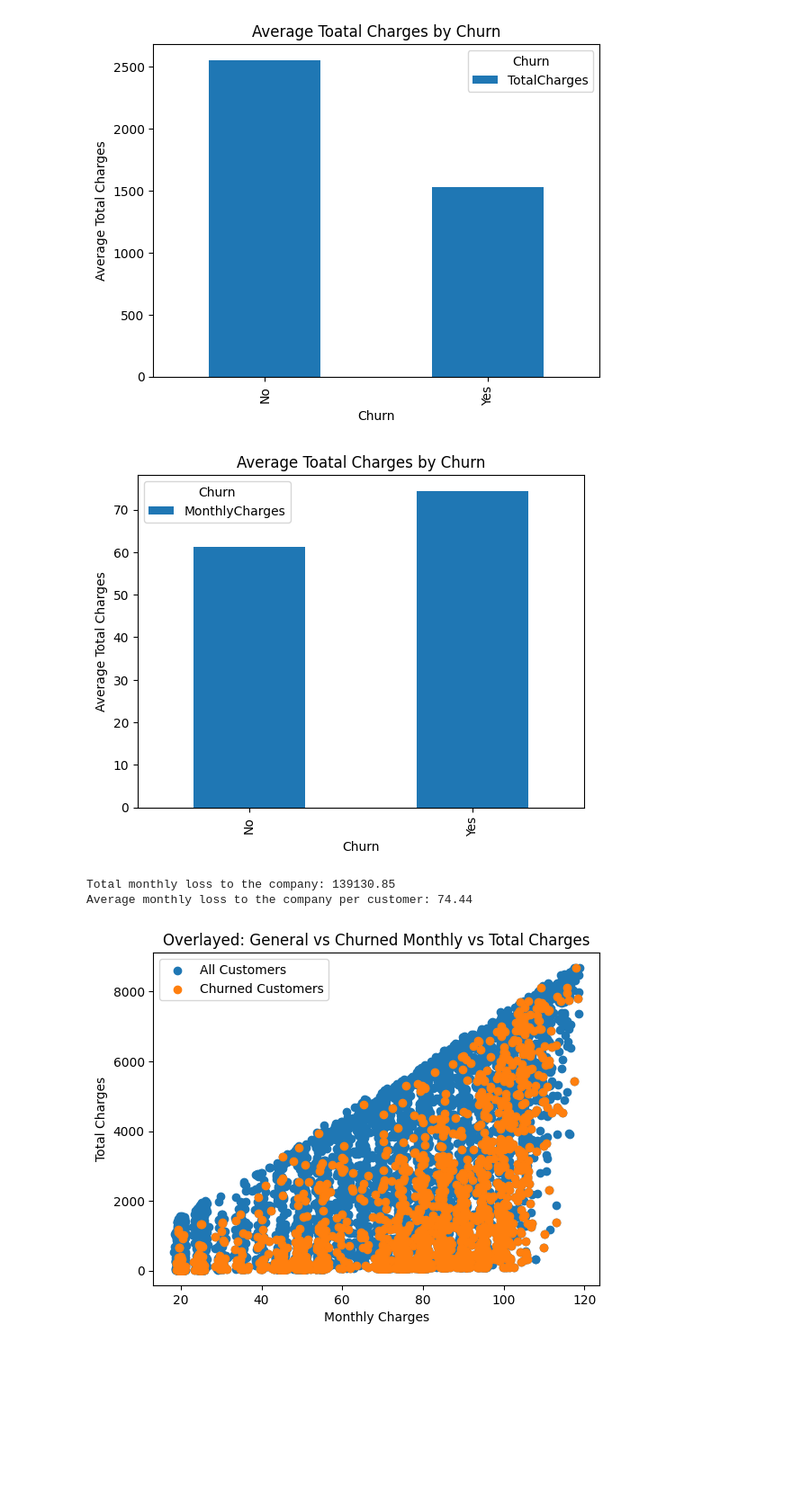
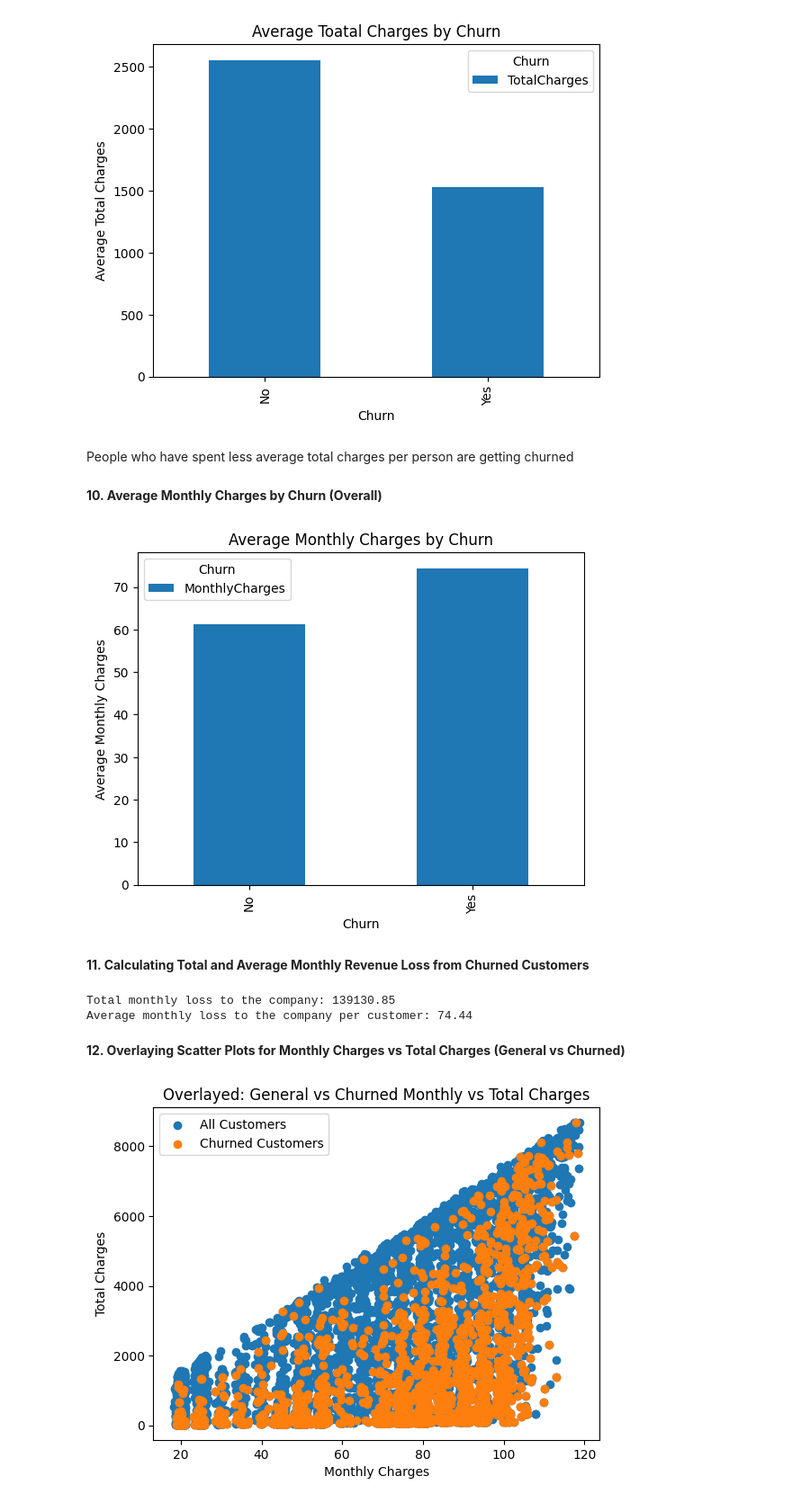
Before and after one commit to YashwanthK18/Telco-Customer-Churn-Data-analysis, a Jupyter notebook: TCC DA.ipynb, the cells around one changed output. Shown at 90% size. Drawn from its saved outputs; the diff is of its cells as text; code cells hidden in the pictures; blank space fills up the shorter version.

```diff
--- a/TCC DA.ipynb
+++ b/TCC DA.ipynb
@@ -145,19 +157,25 @@ plt.legend(title="Churn")
 plt.show()
 # %% [output]
 [figure]
+# %% [markdown]
+People who have spent less  average total charges per person are getting churned
+# %% [markdown]
+**10. Average Monthly Charges by Churn (Overall)**
 # %%
 churn_df = df.groupby('Churn')['MonthlyCharges'].mean()
 
 # Plot as bar chart
 churn_df.plot(kind="bar")
 
-plt.title("Average Toatal Charges by Churn")
+plt.title("Average Monthly Charges by Churn")
 plt.xlabel("Churn")
-plt.ylabel("Average Total Charges")
+plt.ylabel("Average Monthly Charges")
 plt.legend(title="Churn")
 plt.show()
 # %% [output]
-[figure, old version]
+[figure, new version]
+# %% [markdown]
+**11. Calculating Total and Average Monthly Revenue Loss from Churned Customers**
 # %%
 churned = df[df['Churn'] == 'Yes']
 total_churn_lost = churned['MonthlyCharges'].sum()
@@ -167,6 +185,8 @@ print("Average monthly loss to the company per customer:", average_churn_lost)
 # %% [output]
 Total monthly loss to the company: 139130.85
 Average monthly loss to the company per customer: 74.44
+# %% [markdown]
+**12. Overlaying Scatter Plots for Monthly Charges vs Total Charges (General vs Churned)**
 # %%
 plt.scatter(x=df['MonthlyCharges'], y=df['TotalCharges'], label='All Customers')
 plt.scatter(x=churned['MonthlyCharges'], y=churned['TotalCharges'], label='Churned Customers')
```
Also changed, not shown: parts of 24 cells of this notebook.
